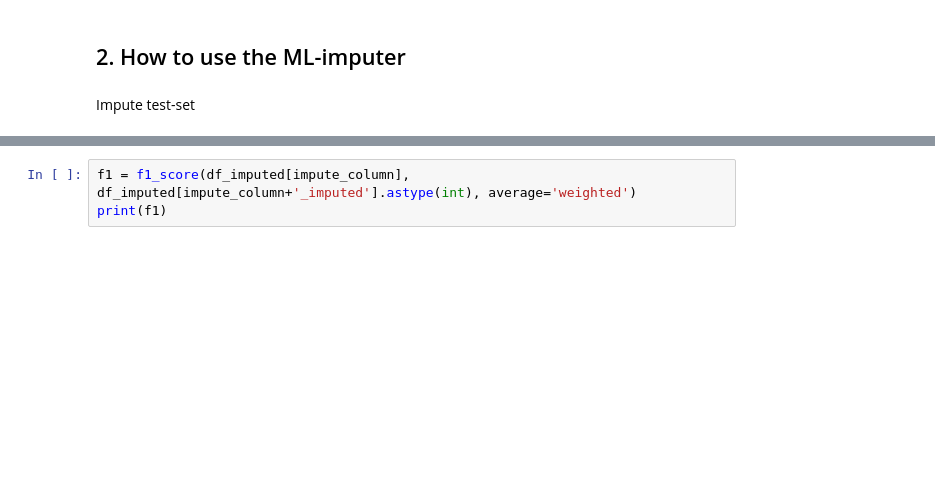
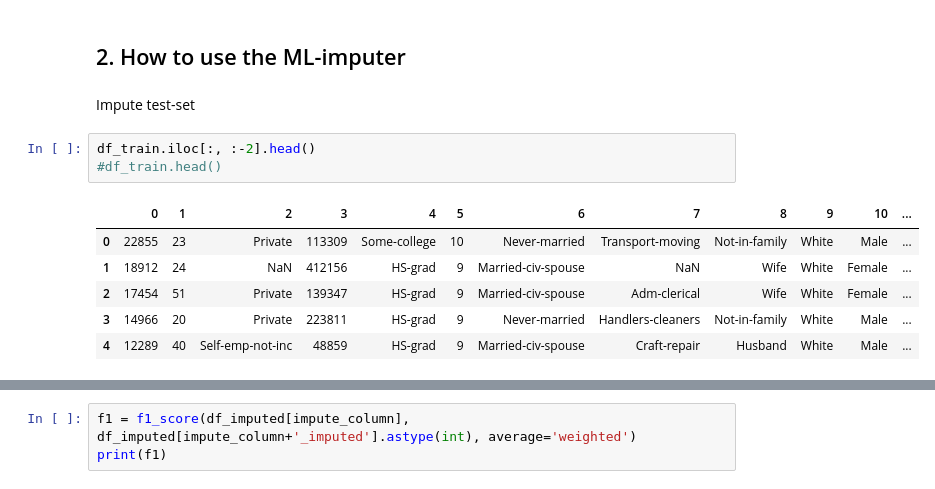
Before and after one commit to felixbiessmann/MLFD, a Jupyter notebook: fd_imputer_analysis.ipynb, the cells around one changed output, grey strips where cells are left out. Drawn from its saved outputs; the diff is of its cells as text; blank space fills up the shorter version.

```diff
--- a/fd_imputer_analysis.ipynb
+++ b/fd_imputer_analysis.ipynb
@@ -130,4 +185,14 @@ fd_imputer.save_df_split(DATA_TITLE, df, SPLITS_PATH, METANOME_DATA_PATH, [0.8,
 ## 2. How to use the ML-imputer
 # %% [markdown]
 Impute test-set
+# %%
+df_train.iloc[:, :-2].head()
+#df_train.head()
+# %% [output]
+|  | 0 | 1 | 2 | 3 | 4 | 5 | 6 | 7 | 8 | 9 | 10 | ... |
+| 0 | 22855 | 23 | Private | 113309 | Some-college | 10 | Never-married | Transport-moving | Not-in-family | White | Male | ... |
+| 1 | 18912 | 24 | NaN | 412156 | HS-grad | 9 | Married-civ-spouse | NaN | Wife | White | Female | ... |
+| 2 | 17454 | 51 | Private | 139347 | HS-grad | 9 | Married-civ-spouse | Adm-clerical | Wife | White | Female | ... |
+| 3 | 14966 | 20 | Private | 223811 | HS-grad | 9 | Never-married | Handlers-cleaners | Not-in-family | White | Male | ... |
+| 4 | 12289 | 40 | Self-emp-not-inc | 48859 | HS-grad | 9 | Married-civ-spouse | Craft-repair | Husband | White | Male | ... |
 # %%
```
Also changed, not shown: parts of 7 cells of this notebook, 3 other files.
